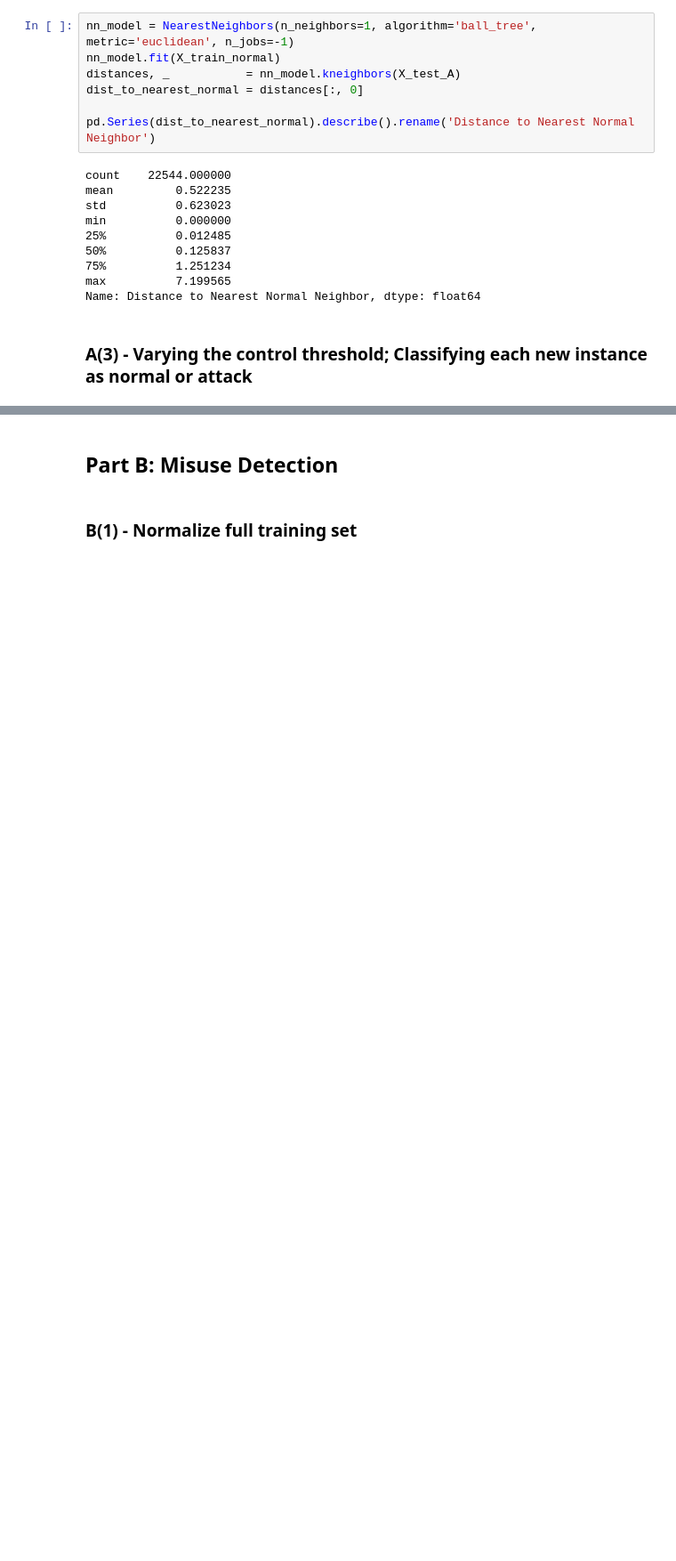
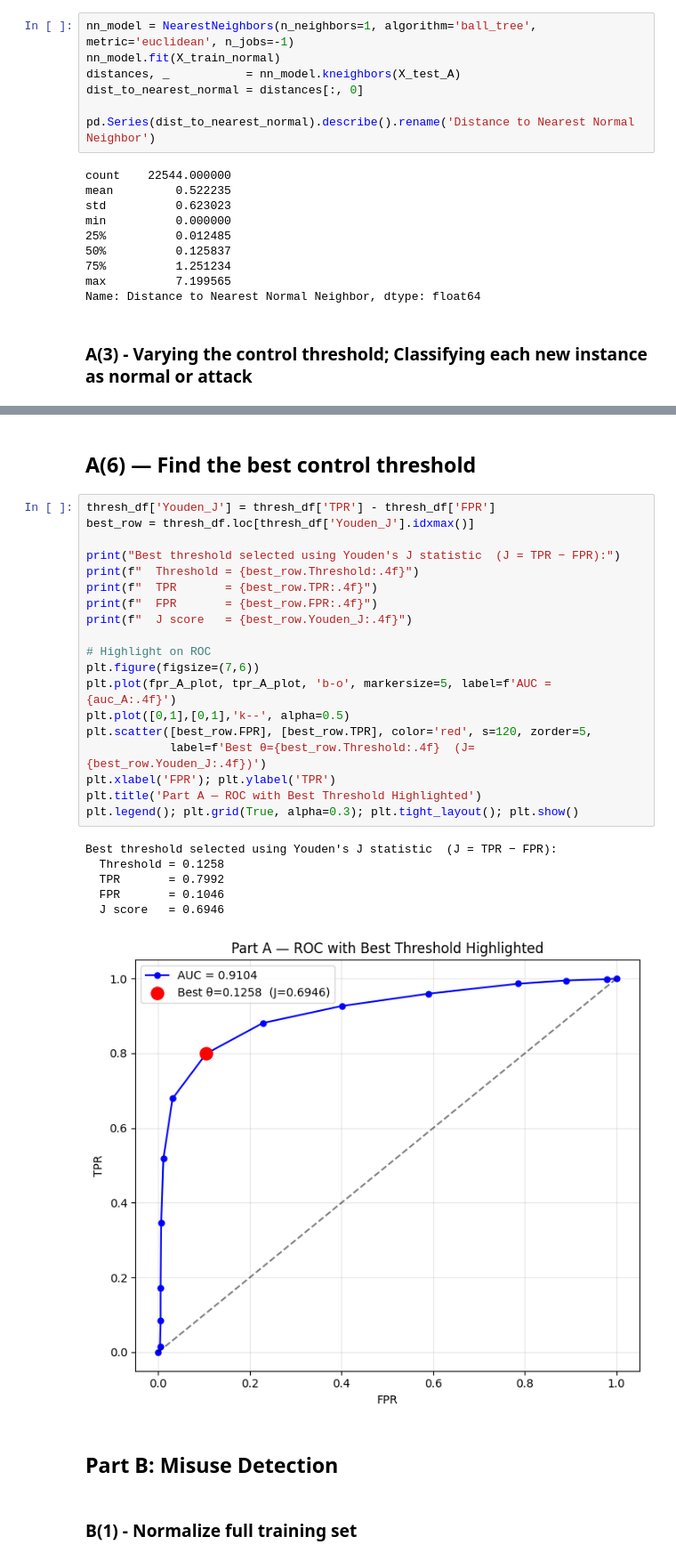
Before and after one commit to debjeet-chak/cid_hw3, a Jupyter notebook: HW3_CID.ipynb, the cells around one changed output, grey strips where cells are left out. Shown at 89% size. Cells and saved outputs as stored; diff of their text form; blank space fills up the shorter version.

```diff
--- a/HW3_CID.ipynb
+++ b/HW3_CID.ipynb
@@ -146,3 +193,31 @@ for t in thresholds:
+# %% [markdown]
+## A(6) — Find the best control threshold
+# %%
+thresh_df['Youden_J'] = thresh_df['TPR'] - thresh_df['FPR']
+best_row = thresh_df.loc[thresh_df['Youden_J'].idxmax()]
+
+print("Best threshold selected using Youden's J statistic  (J = TPR − FPR):")
+print(f"  Threshold = {best_row.Threshold:.4f}")
+print(f"  TPR       = {best_row.TPR:.4f}")
+print(f"  FPR       = {best_row.FPR:.4f}")
+print(f"  J score   = {best_row.Youden_J:.4f}")
+
+# Highlight on ROC
+plt.figure(figsize=(7,6))
+plt.plot(fpr_A_plot, tpr_A_plot, 'b-o', markersize=5, label=f'AUC = {auc_A:.4f}')
+plt.plot([0,1],[0,1],'k--', alpha=0.5)
+plt.scatter([best_row.FPR], [best_row.TPR], color='red', s=120, zorder=5,
+            label=f'Best θ={best_row.Threshold:.4f}  (J={best_row.Youden_J:.4f})')
+plt.xlabel('FPR'); plt.ylabel('TPR')
+plt.title('Part A — ROC with Best Threshold Highlighted')
+plt.legend(); plt.grid(True, alpha=0.3); plt.tight_layout(); plt.show()
+# %% [output]
+Best threshold selected using Youden's J statistic  (J = TPR − FPR):
+  Threshold = 0.1258
+  TPR       = 0.7992
+  FPR       = 0.1046
+  J score   = 0.6946
+[figure, added]
 # %% [markdown]
 ## Part B: Misuse Detection
 # %% [markdown]
```
Also changed, not shown: parts of 6 cells of this notebook.
